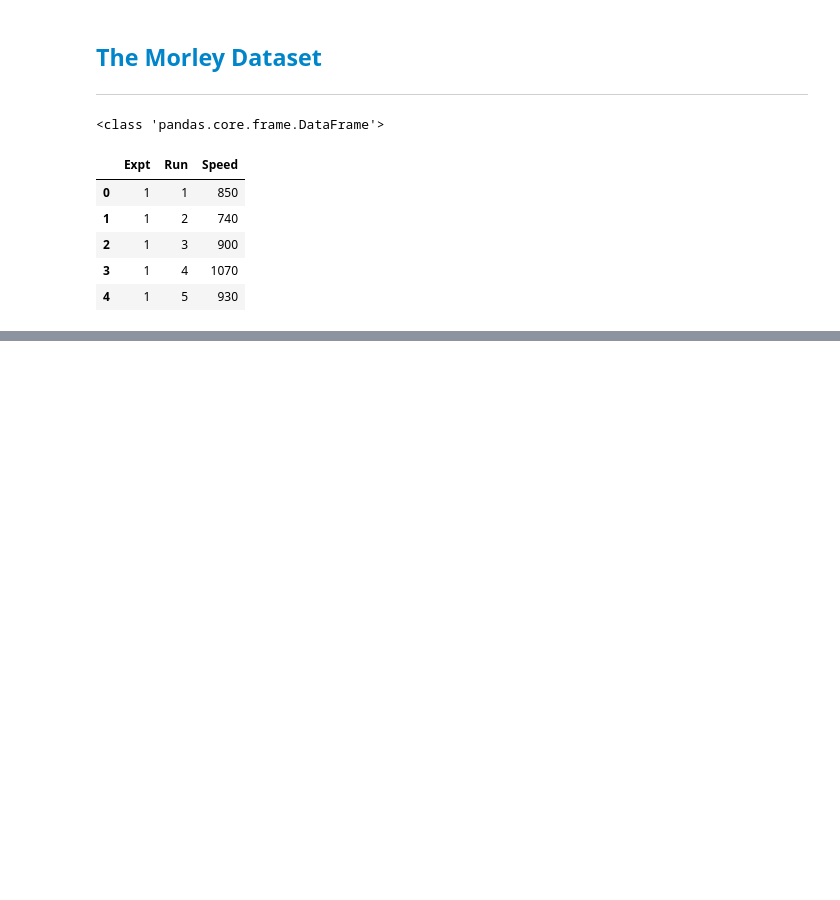
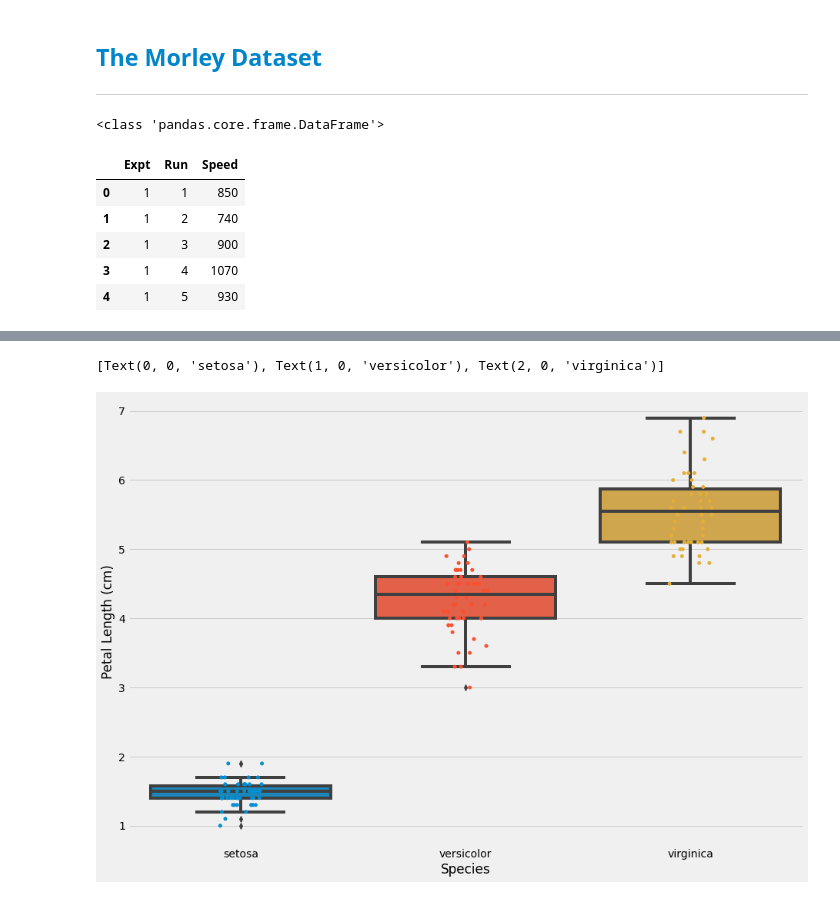
Before and after one commit to dreapadoir/FundDA, a Jupyter notebook: Outliers.ipynb, the cells around one changed output, grey strips where cells are left out. Saved outputs shown, nothing was run; the diff lists cells and outputs as text; code cells hidden in the pictures; blank space fills up the shorter version.

```diff
--- a/Outliers.ipynb
+++ b/Outliers.ipynb
@@ -40,0 +92,8 @@ plt.legend();
+# %%
+ax = sns.boxplot(x='target',y='petal length (cm)',data=iris.frame)
+ax=sns.stripplot(x='target',y='petal length (cm)',data=iris.frame,jitter=True,edgecolor='gray')
+ax.set(xlabel='Species', ylabel='Petal Length (cm)')
+ax.set_xticklabels(iris.target_names)
+# %% [output]
+[Text(0, 0, 'setosa'), Text(1, 0, 'versicolor'), Text(2, 0, 'virginica')]
+[figure, added]
```
Also changed, not shown: parts of 10 cells of this notebook, 1 other file.
